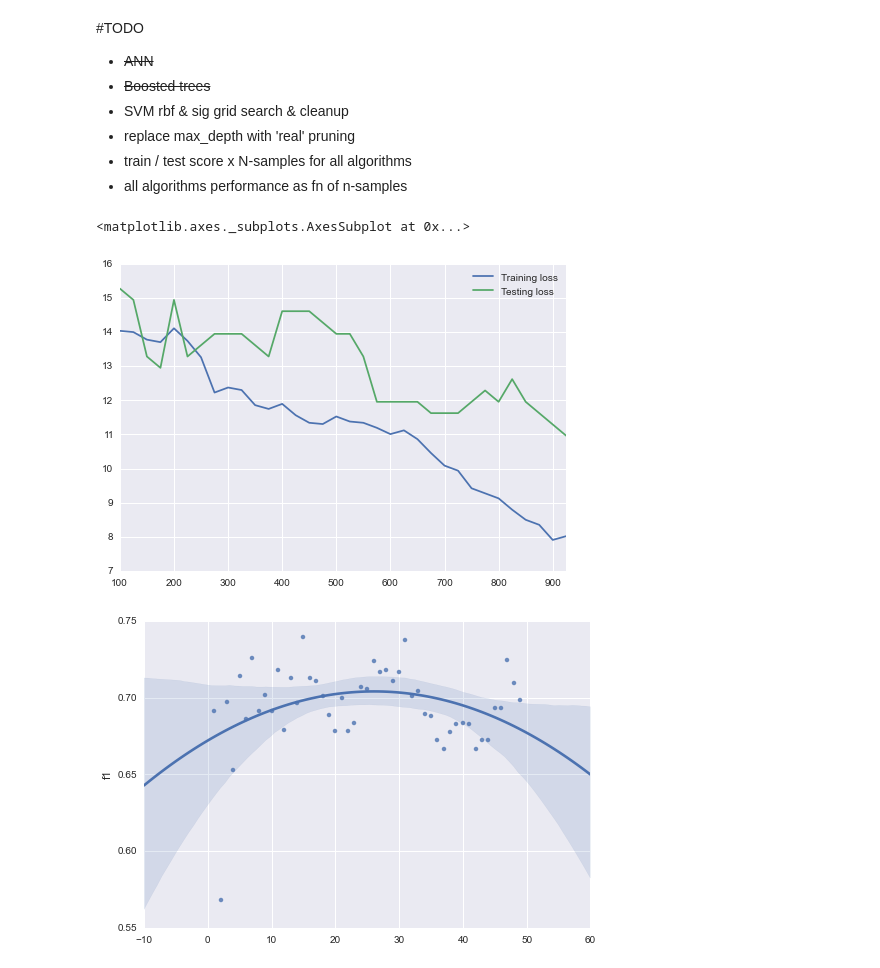
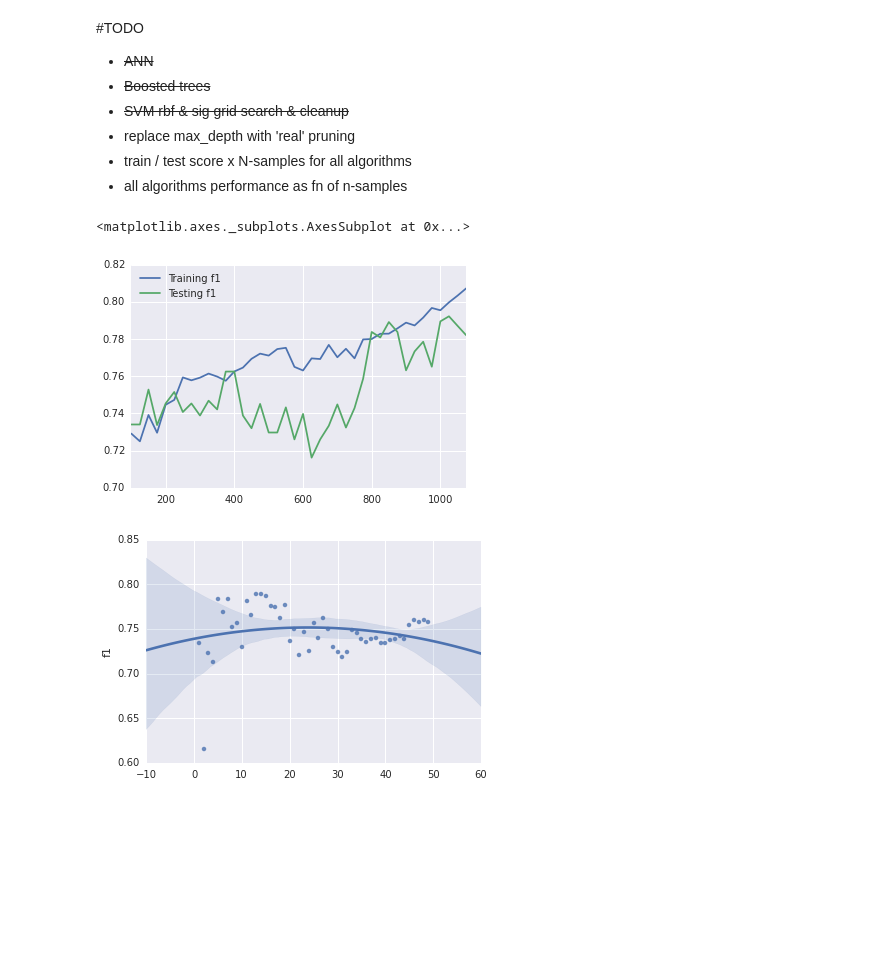
Before and after one commit to wds360/machineLearning, a Jupyter notebook: supervisedLearning/parkinsonsTelemonitoring.ipynb, the cells around one changed output. Saved outputs shown, nothing was run; the diff lists cells and outputs as text; code cells hidden in the pictures; blank space fills up the shorter version.

Commit message:
incorporated

```diff
--- a/supervisedLearning/parkinsonsTelemonitoring.ipynb
+++ b/supervisedLearning/parkinsonsTelemonitoring.ipynb
@@ -2,7 +2,7 @@
 #TODO
 - ~~ANN~~
 - ~~Boosted trees~~
-- SVM rbf & sig grid search & cleanup
+- ~~SVM rbf & sig grid search & cleanup~~
 - replace max_depth with 'real' pruning
 - train / test score x N-samples for all algorithms
 - all algorithms performance as fn of n-samples
@@ -57,6 +57,7 @@ rand_state = np.random.RandomState(32)
 # of size 1 x (f * summary_dimensions) where summary_dimensions are central tendancy and dispertion metrics
 summarize_subjects = False
 apply_standard_scaler = True
+use_disjoint_subjects = True
 # %%
 #set paths to datasets
 train_data = 'train_data.txt'
@@ -75,6 +76,13 @@ columns = ['subj_id', 'jitter_local', 'jitter_absolute', 'jitter_rap', 'jitter_p
 
 df = pd.read_csv(train_data)
 df.columns = columns
+
+# incorporate add'tl pd postive subjects (if desired)
+if use_disjoint_subjects:
+    dsubj_df = pd.read_csv(test_data)
+    columns.remove('UPDRS')
+    dsubj_df.columns = columns
+    df = pd.concat([df,dsubj_df],axis=0)
 
 # compute mean and standard deviation of features across subjects
 if (summarize_subjects):
@@ -118,24 +126,24 @@ algorithm_performance = pd.DataFrame(index=algorithm_list,columns=['f1','precisi
 # %%
 # run KNN for different training set sizes, compare [ loss(train), loss(test) ]
 n_training = range(100,y_train.shape[0],25)
-knn_performance = pd.DataFrame(index=n_training, columns=['Training loss', 'Testing loss'])
+knn_performance = pd.DataFrame(index=n_training, columns=['Training f1', 'Testing f1'])
 
 for n in n_training:
-    knn = KNeighborsClassifier(n_neighbors=10)
+    knn = KNeighborsClassifier(n_neighbors=15)
     knn.fit(X_train[:n], y_train[:n])
 
     train_pred = knn.predict(X_train)
     test_pred = knn.predict(X_test)
 
-    knn_performance.loc[n] = {'Training loss' : log_loss(y_train, train_pred),
-                              'Testing loss' : log_loss(y_test, test_pred)}
+    knn_performance.loc[n] = {'Training f1' : f1_score(y_train, train_pred),
+                              'Testing f1' : f1_score(y_test, test_pred)}
 
 
 # plot train v test mmc
 knn_performance.plot()
 # %% [output]
 <matplotlib.axes._subplots.AxesSubplot at 0x...>
-[figure, old version]
+[figure, new version]
 # %%
 # run KNN for different values of k
 k_range = range(1,50)
@@ -159,7 +167,7 @@ algorithm_performance.loc['k-Nearest Neighbors'] = {col_name : np.max(col)
 # plot mcc(k)
 knn_plot = sns.regplot(x=knn_performance.index.get_values(), y='f1', data=knn_performance, order=2)
 # %% [output]
-[figure, old version]
+[figure, new version]
 # %%
 # determine optimal pruning for the decision trees using cross-validation grid-search on max_depth
 depth_range = range(1,20)
```
Also changed, not shown: parts of 10 cells of this notebook, 2 other files.
